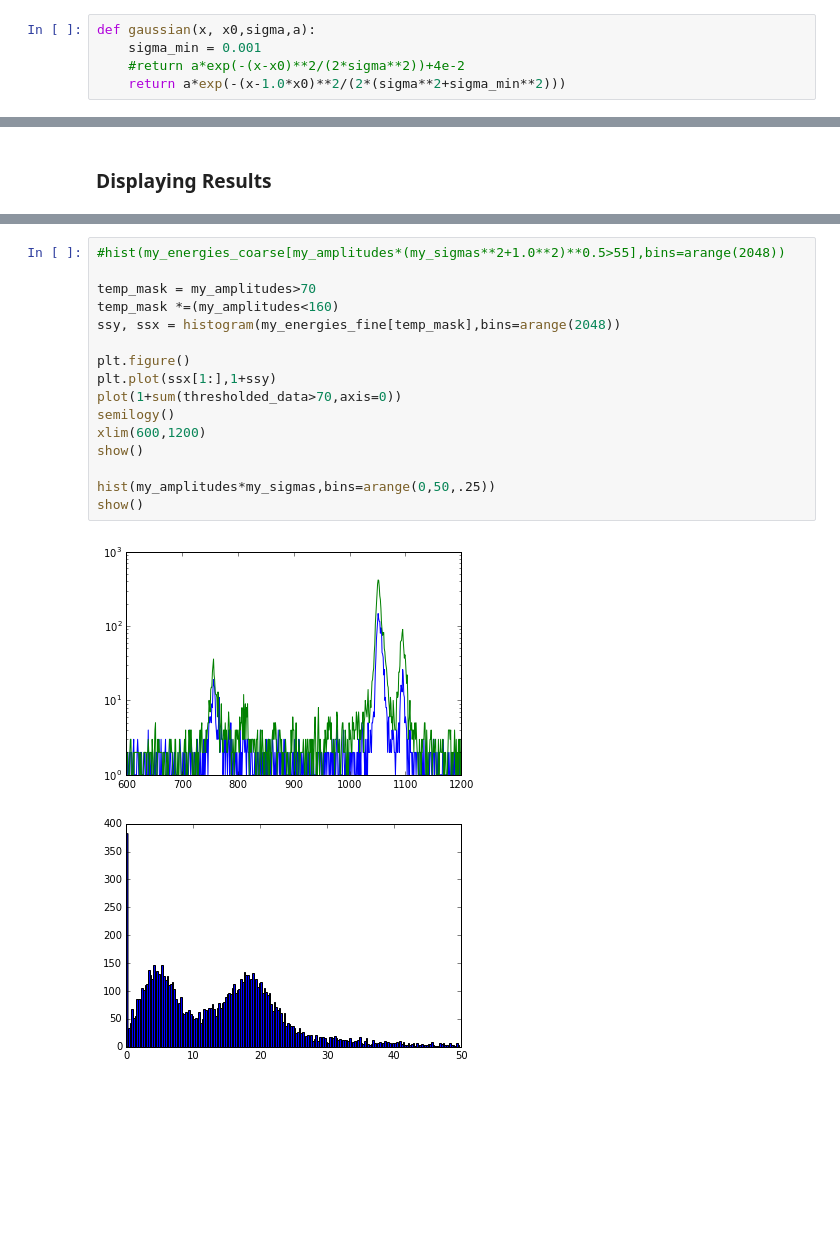
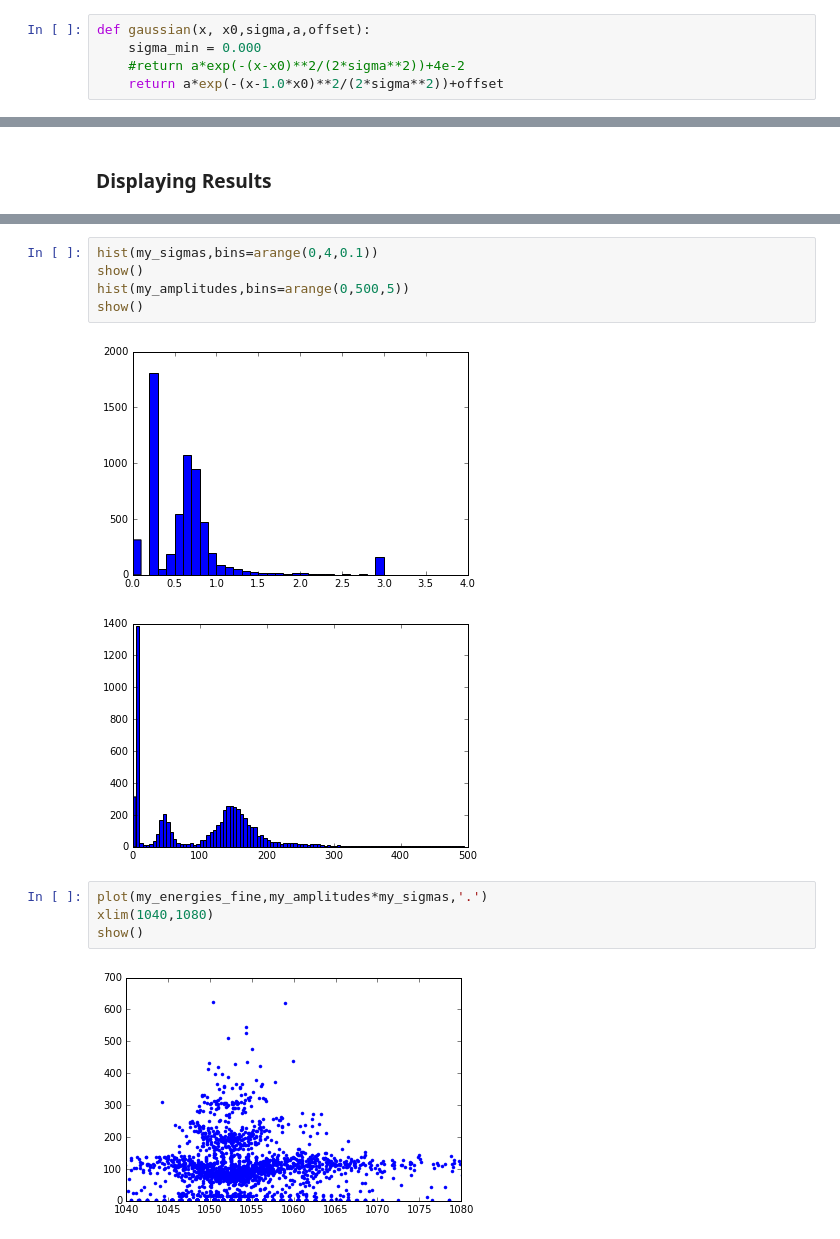
Before and after one commit to sioan/sxd_analysis_methods, a Jupyter notebook: andor_readout_noise/andor_lineout.ipynb, the cells around one changed output, grey strips where cells are left out. Cells and saved outputs as stored; diff of their text form; blank space fills up the shorter version.

```diff
--- a/andor_readout_noise/andor_lineout.ipynb
+++ b/andor_readout_noise/andor_lineout.ipynb
@@ -222,8 +250,8 @@ show()
 # %%
-def gaussian(x, x0,sigma,a):
-    sigma_min = 0.001
+def gaussian(x, x0,sigma,a,offset):
+    sigma_min = 0.000
     #return a*exp(-(x-x0)**2/(2*sigma**2))+4e-2
-    return a*exp(-(x-1.0*x0)**2/(2*(sigma**2+sigma_min**2)))
+    return a*exp(-(x-1.0*x0)**2/(2*sigma**2))+offset
 # %% [markdown]
 ### iterative gaussian fitting
 # %%
@@ -328,19 +373,14 @@ show()
-# %%
-#hist(my_energies_coarse[my_amplitudes*(my_sigmas**2+1.0**2)**0.5>55],bins=arange(2048))
-
-temp_mask = my_amplitudes>70
-temp_mask *=(my_amplitudes<160)
-ssy, ssx = histogram(my_energies_fine[temp_mask],bins=arange(2048))
-
-plt.figure()
-plt.plot(ssx[1:],1+ssy)
-plot(1+sum(thresholded_data>70,axis=0))
-semilogy()
-xlim(600,1200)
-show()
-
-hist(my_amplitudes*my_sigmas,bins=arange(0,50,.25))
-show()
-# %% [output]
-[figure, removed]
-[figure, removed]
+# %%
+hist(my_sigmas,bins=arange(0,4,0.1))
+show()
+hist(my_amplitudes,bins=arange(0,500,5))
+show()
+# %% [output]
+[figure, added]
+[figure, added]
+# %%
+plot(my_energies_fine,my_amplitudes*my_sigmas,'.')
+xlim(1040,1080)
+show()
+# %% [output]
+[figure, added]
```
Also changed, not shown: parts of 9 cells of this notebook, 1 other file.
